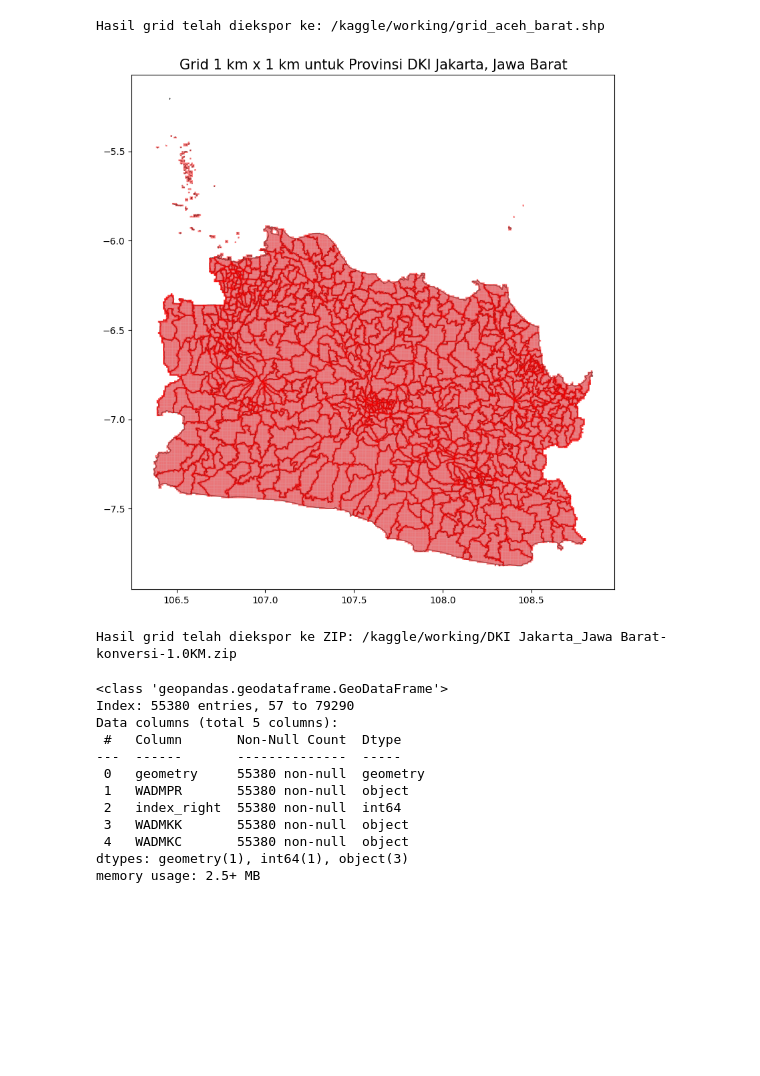
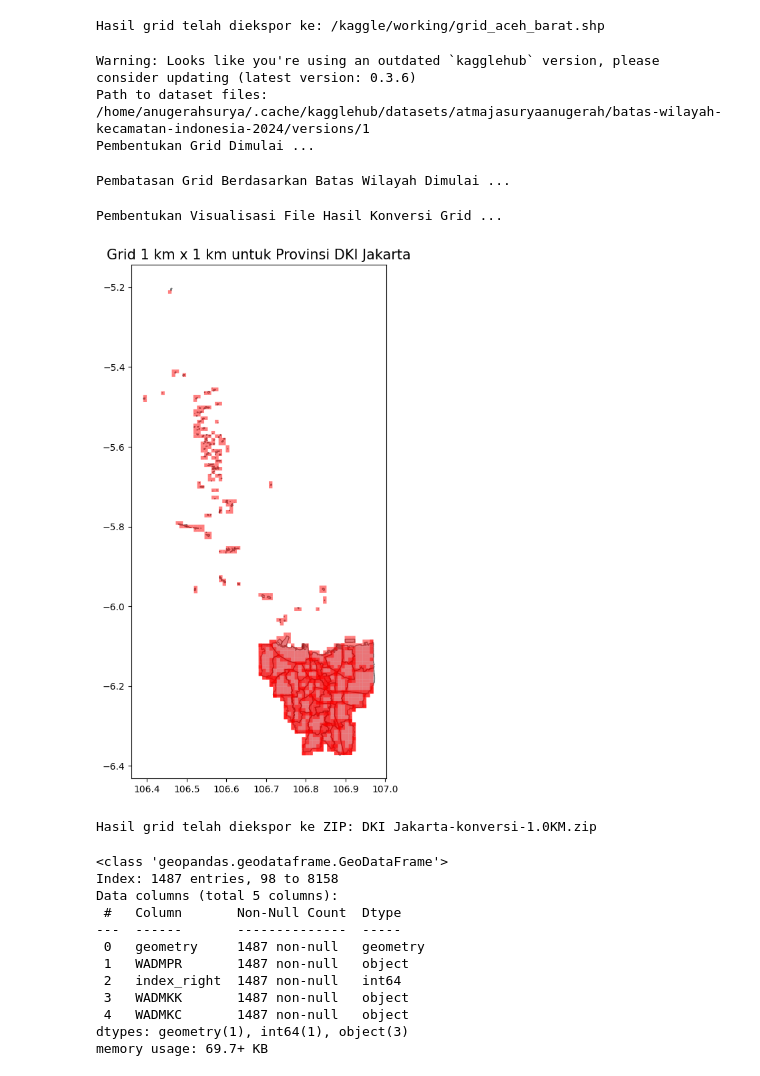
Before and after one commit to anugerahsurya/SpasialDataKonversiGrid, a Jupyter notebook: konversi-shp-provinsi-ke-skala-grid.ipynb, the cells around one changed output. Saved outputs shown, nothing was run; the diff lists cells and outputs as text; code cells hidden in the pictures; blank space fills up the shorter version.

```diff
--- a/konversi-shp-provinsi-ke-skala-grid.ipynb
+++ b/konversi-shp-provinsi-ke-skala-grid.ipynb
@@ -69,7 +69,7 @@
 Hasil grid telah diekspor ke: /kaggle/working/grid_aceh_barat.shp
 # %%
 params = {
-    'nama_prov' : ['DKI Jakarta','Jawa Barat'], # isi nama kabupaten/kota/kecamatan yang ingin dikonversi
+    'nama_prov' : ['DKI Jakarta'], # isi nama kabupaten/kota/kecamatan yang ingin dikonversi
     'grid_size' : 1000, # dalam Meter
     'wilayah' : 0 # 0 untuk Kabupaten/Kota, 1 untuk Provinsi, 2 untuk Kecamatan
 }
@@ -81,12 +81,20 @@ from tqdm import tqdm
 import matplotlib.pyplot as plt
 import zipfile
 import os
+import kagglehub
 
 # Daftar provinsi yang ingin difilter (misalnya Aceh, Riau, dan Sumatera Utara)
 provinsi_list = params['nama_prov']  # Misal, params['nama_provs'] adalah list yang berisi nama provinsi
 
+
+# Mengunduh dataset dari Kaggle
+path = kagglehub.dataset_download("atmajasuryaanugerah/batas-wilayah-kecamatan-indonesia-2024")
+
+# Path tempat dataset disimpan
+print("Path to dataset files:", path)
+
 # Membaca file SHP
-gdf = gpd.read_file("/kaggle/input/batas-wilayah-kecamatan-indonesia-2024/batasKecamatan2024.shp")
+gdf = gpd.read_file(f"{path}/batasKecamatan2024.shp")
 
 # Filter data untuk beberapa PROVINSI
 gdf_provinsi = gdf[gdf["WADMPR"].isin(provinsi_list)]  # Filter berdasarkan beberapa provinsi
@@ -113,52 +121,57 @@ gdf_grid = gdf_grid.loc[~gdf_grid["geometry"].bounds.pipe(lambda d: d["maxx"] -
 
 print("Pembatasan Grid Berdasarkan Batas Wilayah Dimulai ...")
 # Membatasi grid hanya pada area yang beririsan dengan geometri provinsi
 gdf_grid = (
     gdf_grid.sjoin(gdf_provinsi.dissolve().loc[:, ["geometry", "WADMPR"]])  # Gunakan 'WADMPR' di sini
     .pipe(lambda d: d.groupby(d.index).first())
     .set_crs(gdf_provinsi.crs)
     .drop(columns=["index_right"])
 )
 
 # Menambahkan kolom WADMKK dan WADMKC pada grid yang bersesuaian
 gdf_grid = gdf_grid.sjoin(gdf[["geometry", "WADMKK", "WADMKC"]], how="left", op="intersects")
 
 print("Pembentukan Visualisasi File Hasil Konversi Grid ...")
 # Visualisasi hasil grid menggunakan Matplotlib
 fig, ax = plt.subplots(figsize=(10, 10))
 gdf_provinsi.plot(ax=ax, color="lightblue", edgecolor="black", alpha=0.5)  # Plotkan geometri provinsi
 gdf_grid.plot(ax=ax, color="red", alpha=0.5)  # Plotkan grid
 ax.set_title(f"Grid 1 km x 1 km untuk Provinsi {', '.join(provinsi_list)}", fontsize=15)
 plt.show()
 
 # Menyimpan hasil grid dalam file SHP sementara
-output_dir = "/kaggle/working/"
+output_dir = "Data/"
 output_shp = f"{'_'.join(provinsi_list)}-konversi-{params['grid_size']/1000}KM.shp"
-gdf_grid.to_file(os.path.join(output_dir, output_shp))
+gdf_grid.to_file(output_shp)
 
 # Membuat ZIP dari file SHP
 zip_filename = f"{'_'.join(provinsi_list)}-konversi-{params['grid_size']/1000}KM.zip"
-with zipfile.ZipFile(os.path.join(output_dir, zip_filename), 'w') as zipf:
+with zipfile.ZipFile(zip_filename, 'w') as zipf:
     for ext in ['shp', 'shx', 'dbf', 'prj', 'cpg']:
-        zipf.write(os.path.join(output_dir, f"{'_'.join(provinsi_list)}-konversi-{params['grid_size']/1000}KM.{ext}"),
+        zipf.write(f"{'_'.join(provinsi_list)}-konversi-{params['grid_size']/1000}KM.{ext}",
                    arcname=f"{'_'.join(provinsi_list)}-konversi-{params['grid_size']/1000}KM.{ext}")
 
-print(f"Hasil grid telah diekspor ke ZIP: {os.path.join(output_dir, zip_filename)}")
+print(f"Hasil grid telah diekspor ke ZIP: {zip_filename}")
 # %% [output]
+Warning: Looks like you're using an outdated `kagglehub` version, please consider updating (latest version: 0.3.6)
+Path to dataset files: /home/anugerahsurya/.cache/kagglehub/datasets/atmajasuryaanugerah/batas-wilayah-kecamatan-indonesia-2024/versions/1
+Pembentukan Grid Dimulai ...
+Pembatasan Grid Berdasarkan Batas Wilayah Dimulai ...
+Pembentukan Visualisasi File Hasil Konversi Grid ...
-[figure, old version]
+[figure, new version]
-Hasil grid telah diekspor ke ZIP: /kaggle/working/DKI Jakarta_Jawa Barat-konversi-1.0KM.zip
+Hasil grid telah diekspor ke ZIP: DKI Jakarta-konversi-1.0KM.zip
 # %%
 gdf_grid.info()
 # %% [output]
 <class 'geopandas.geodataframe.GeoDataFrame'>
-Index: 55380 entries, 57 to 79290
+Index: 1487 entries, 98 to 8158
 Data columns (total 5 columns):
  #   Column       Non-Null Count  Dtype
 ---  ------       --------------  -----
- 0   geometry     55380 non-null  geometry
- 1   WADMPR       55380 non-null  object
- 2   index_right  55380 non-null  int64
- 3   WADMKK       55380 non-null  object
- 4   WADMKC       55380 non-null  object
+ 0   geometry     1487 non-null   geometry
+ 1   WADMPR       1487 non-null   object
+ 2   index_right  1487 non-null   int64
+ 3   WADMKK       1487 non-null   object
+ 4   WADMKC       1487 non-null   object
 dtypes: geometry(1), int64(1), object(3)
-memory usage: 2.5+ MB
+memory usage: 69.7+ KB
```
